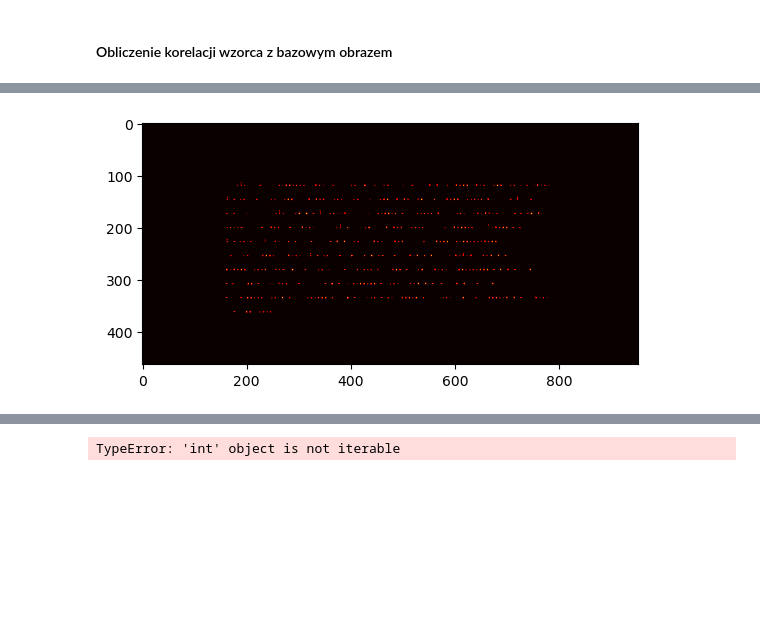
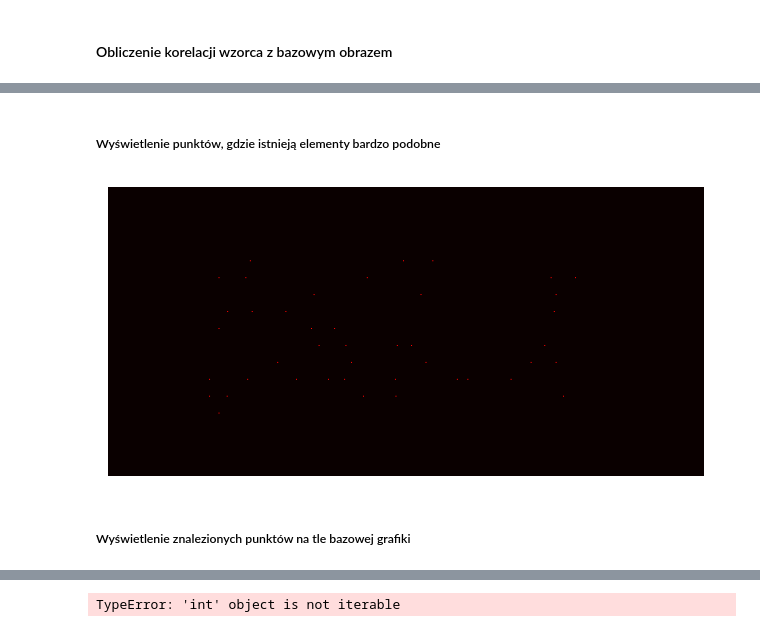
Before and after one commit to Szaroslav/computational-methods-agh-course, a Jupyter notebook: lab09/lab09.ipynb, the cells around one changed output, grey strips where cells are left out. Drawn from its saved outputs; the diff is of its cells as text; code cells hidden in the pictures; blank space fills up the shorter version.

```diff
--- a/lab09/lab09.ipynb
+++ b/lab09/lab09.ipynb
@@ -15,3 +28,15 @@ from skimage.exposure import equalize_hist
+# %%
+def show_image(
+    img,
+    figsize: tuple[float, float] = (8, 8),
+    dpi: int = 120,
+    cmap = 'gray'
+) -> None:
+    fig, ax = plt.subplots()
+    fig.figsize = figsize
+    fig.dpi = dpi
+    ax.set_axis_off()
+    plt.imshow(img, cmap=cmap)
 # %% [markdown]
 ## Zadanie 1. Analiza obrazów.
 - Wczytaj obraz przedstawiający tekst, dokonaj odwrócenia kolorów (czarne tło), a następnie jego transformacji do domeny częstotliwościowej za pomocą DFT. Przedstaw wartości fazy i modułu współczynników Fouriera (osobno).
@@ -27,10 +52,7 @@ Na początku wczytuję obraz i odwracam paletę kolorów, aby tło tekstu było
 # %% [markdown]
 #### Tekst
 # %%
-text_image = imread("./images/galia.png")
-H, W = len(text_image), len(text_image[0])
-inverted_text_image = np.invert(text_image)
-gs_text_image = rgb2gray(inverted_text_image)
-plt.figure(num=None, figsize=(8, 6), dpi=80)
-plt.imshow(inverted_text_image, cmap='gray')
+gs_text_image = load_image("./images/galia.png", invert=True, gscale=True)
+H, W = gs_text_image.shape
+show_image(gs_text_image, figsize=(10, 8))
 # %% [output]
@@ -39,9 +60,6 @@ plt.imshow(inverted_text_image, cmap='gray')
 # %% [markdown]
 #### Pojedyncza litera (_e_)
 # %%
-letter = imread("./images/galia-e.png")
-inverted_letter = np.invert(letter)
-gs_letter = rgb2gray(inverted_letter)
-plt.figure(num=None, figsize=(3, 2), dpi=80)
-plt.imshow(gs_letter, cmap='gray')
+gs_letter = load_image("./images/galia-e.png", invert=True, gscale=True)
+show_image(gs_letter, figsize=(3, 2), dpi=40)
 # %% [output]
@@ -78,6 +95,9 @@ plt.show()
 # %% [markdown]
 #### Obliczenie korelacji wzorca z bazowym obrazem
 # %%
-C = np.real(np.fft.ifft2(np.fft.fft2(gs_text_image) * np.fft.fft2(np.rot90(gs_letter, 2), (H, W))))
-plt.imshow(C, cmap="Greys")
-plt.show()
+def correlation(base_image, pattern) -> np.ndarray:
+    H, W = base_image.shape
+    return np.real(np.fft.ifft2(np.fft.fft2(base_image) * np.fft.fft2(np.rot90(pattern, 2), (H, W))))
+
+
+C = correlation(gs_text_image, gs_letter)
@@ -86,7 +110,10 @@ plt.show()
+# %% [markdown]
+##### Wyświetlenie punktów, gdzie istnieją elementy bardzo podobne
 # %%
-C_filtered = np.where(C > 40, C, 0)
-plt.imshow(C_filtered, cmap="hot")
-plt.show()
+C_filtered = np.where(C > 50, C, 0)
+show_image(C_filtered, cmap="hot")
 # %% [output]
-[figure, old version]
+[figure, new version]
+# %% [markdown]
+##### Wyświetlenie znalezionych punktów na tle bazowej grafiki
 # %%
```
Also changed, not shown: parts of 14 cells of this notebook, 1 other file.
